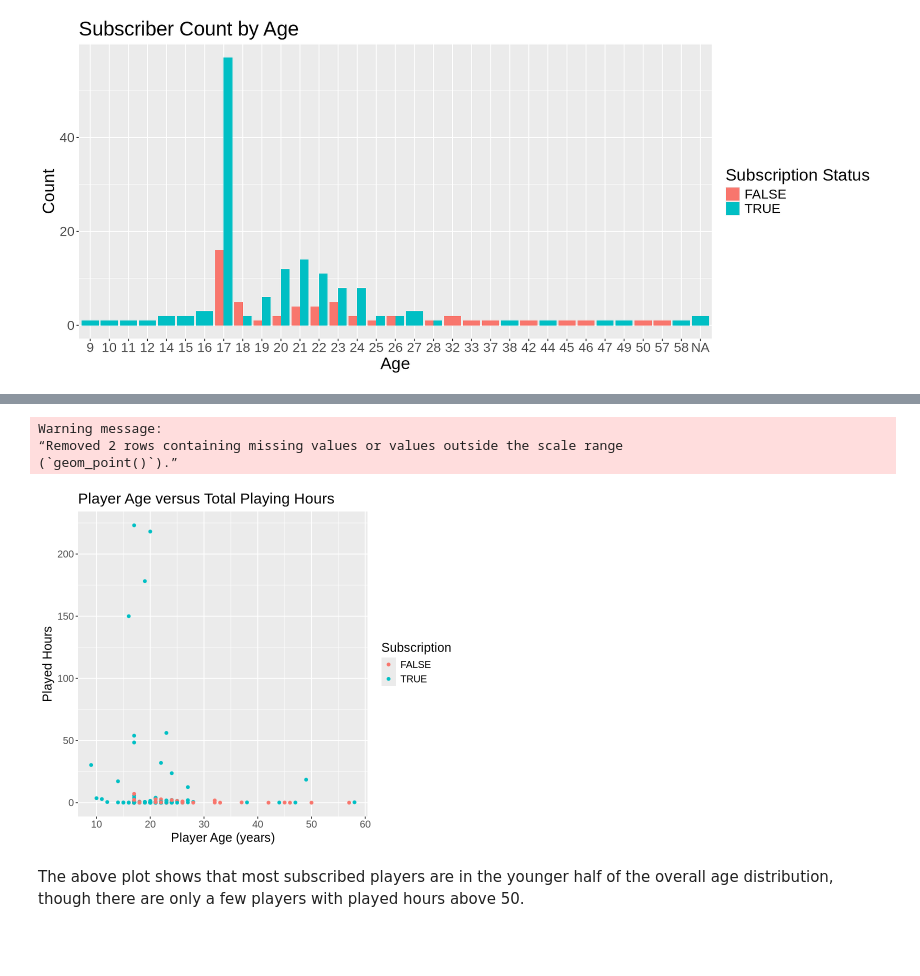
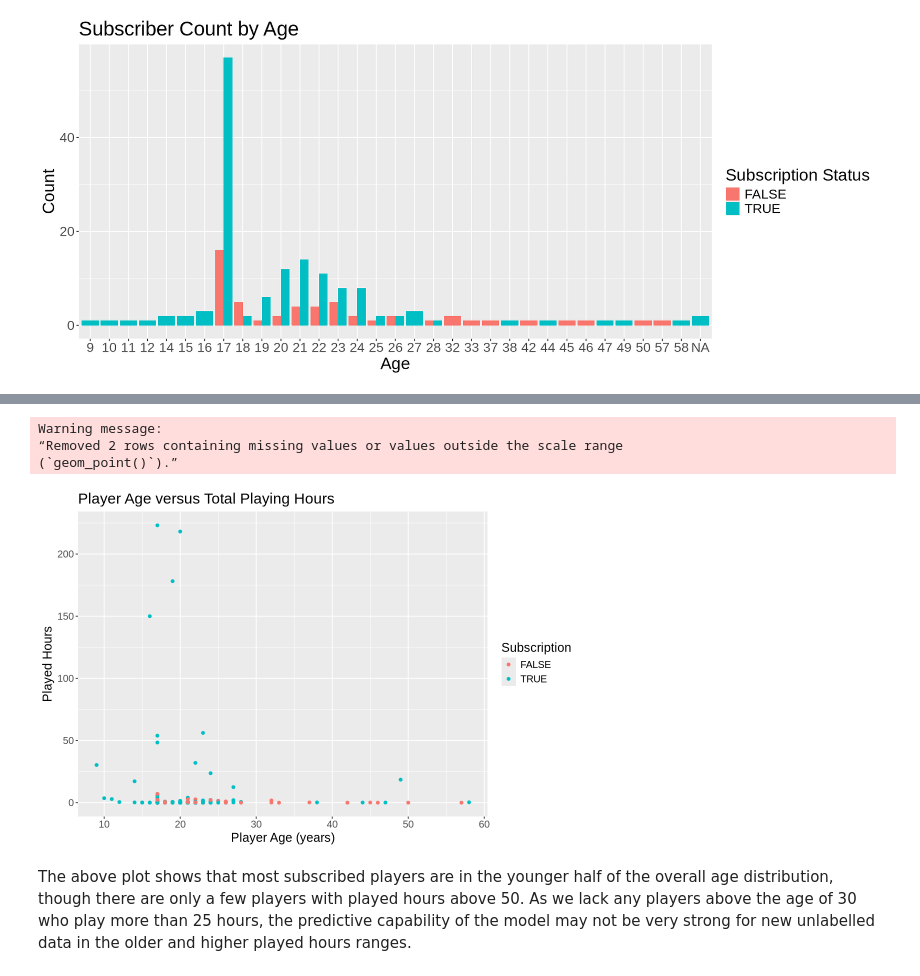
Before and after one commit to beccaphilip/DSCI-100-Group-Project, a Jupyter notebook: Report.ipynb, the cells around one changed output, grey strips where cells are left out. Saved outputs shown, nothing was run; the diff lists cells and outputs as text; code cells hidden in the pictures; blank space fills up the shorter version.

```diff
--- a/Report.ipynb
+++ b/Report.ipynb
@@ -161,19 +160,19 @@ From the plot between subscriber and age, we can clearly see that most subscript
 # %%
 #Plot each combination of predictor variables to look for relationships
-options(repr.plot.height=6, repr.plot.width=7)
+options(repr.plot.height=6, repr.plot.width=9)
 
 age_hours_plot <- players_tidy |>
     ggplot(aes(x=Age, y=played_hours, color=subscribe))+geom_point()+
     labs(x="Player Age (years)", y="Played Hours", color="Subscription")+
     ggtitle("Player Age versus Total Playing Hours")+
     theme(text=element_text(size=15))
 age_hours_plot
 # %% [output]
 Warning message:
 “Removed 2 rows containing missing values or values outside the scale range
 (`geom_point()`).”
-[figure, old version]
+[figure, new version]
 # %% [markdown]
-The above plot shows that most subscribed players are in the younger half of the overall age distribution, though there are only a few players with played hours above 50.
+The above plot shows that most subscribed players are in the younger half of the overall age distribution, though there are only a few players with played hours above 50. As we lack any players above the age of 30 who play more than 25 hours, the predictive capability of the model may not be very strong for new unlabelled data in the older and higher played hours ranges.
 # %%
 set.seed(1)
```
Also changed, not shown: parts of 12 cells of this notebook.
